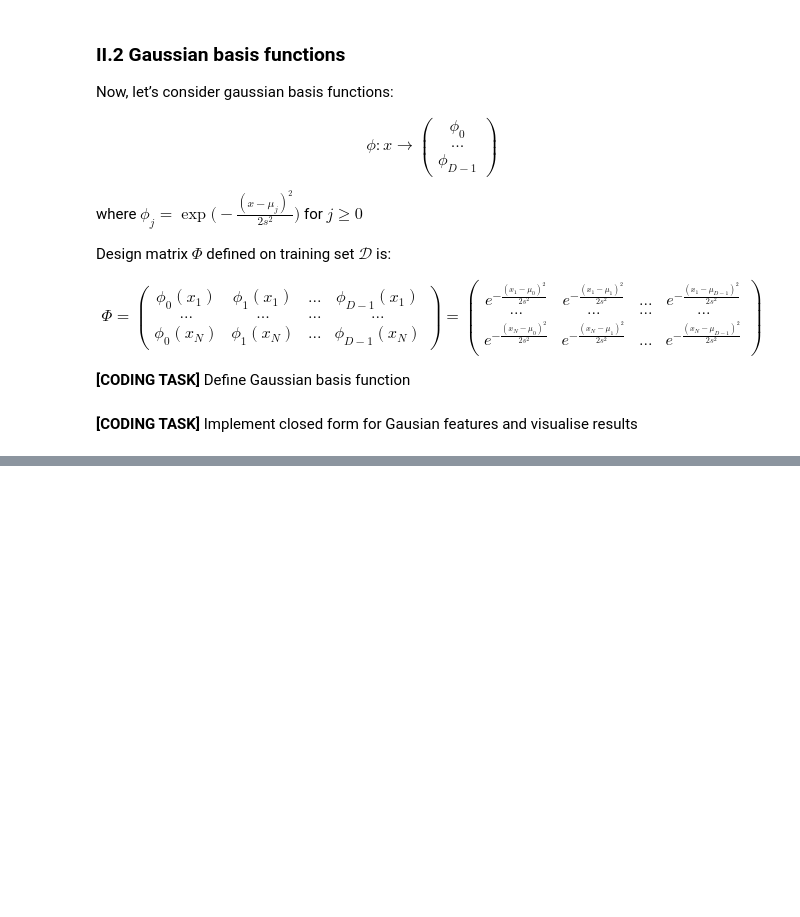
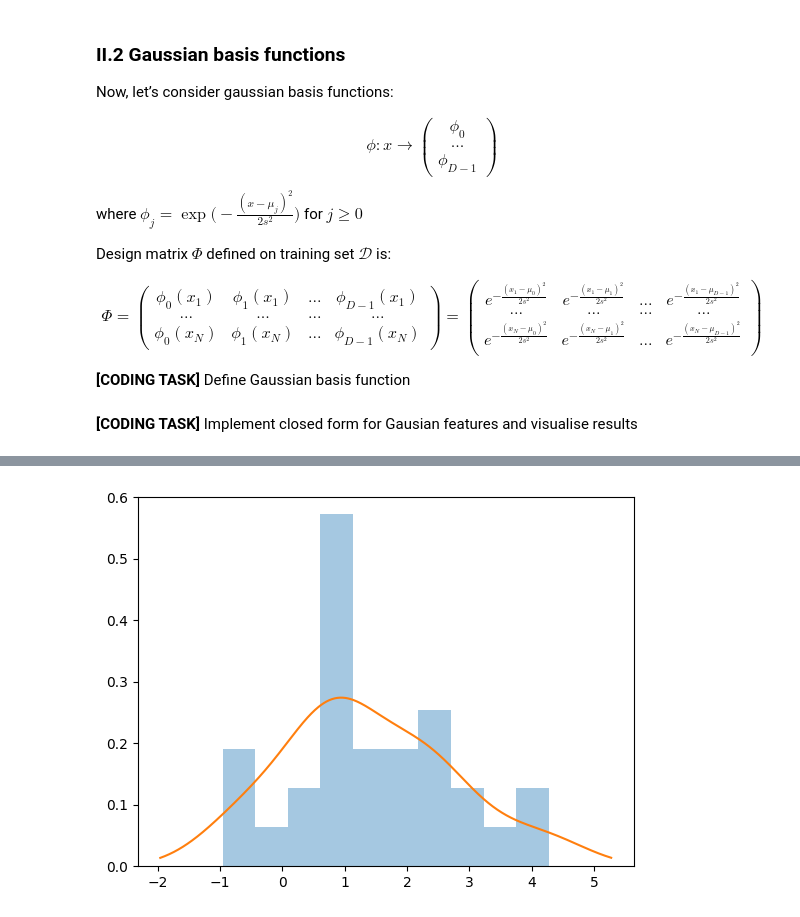
Before and after one commit to FayzElRazaz/rcp211, a Jupyter notebook: 1_Robustesse décisionnelle/robust_TP1.ipynb, the cells around one changed output, grey strips where cells are left out. Drawn from its saved outputs; the diff is of its cells as text; code cells hidden in the pictures; blank space fills up the shorter version.

```diff
--- a/1_Robustesse décisionnelle/robust_TP1.ipynb
+++ b/1_Robustesse décisionnelle/robust_TP1.ipynb
@@ -422,0 +440,12 @@ def phi_gaussian(x) :
+# %%
+from scipy.stats import gaussian_kde
+N = 100
+x = np.random.normal(np.random.binomial(5,0.2,N),1) + np.random.poisson(0.25,N)
+kde = gaussian_kde(x)
+xx = np.linspace(x.min() - 1, x.max() + 1, 500)
+yy = kde(xx)
+plt.hist(x, bins=10, density=True, alpha=0.4)
+plt.plot(xx, yy)
+plt.show()
+# %% [output]
+[figure, added]
```
Also changed, not shown: parts of 6 cells of this notebook, 30 other files.
